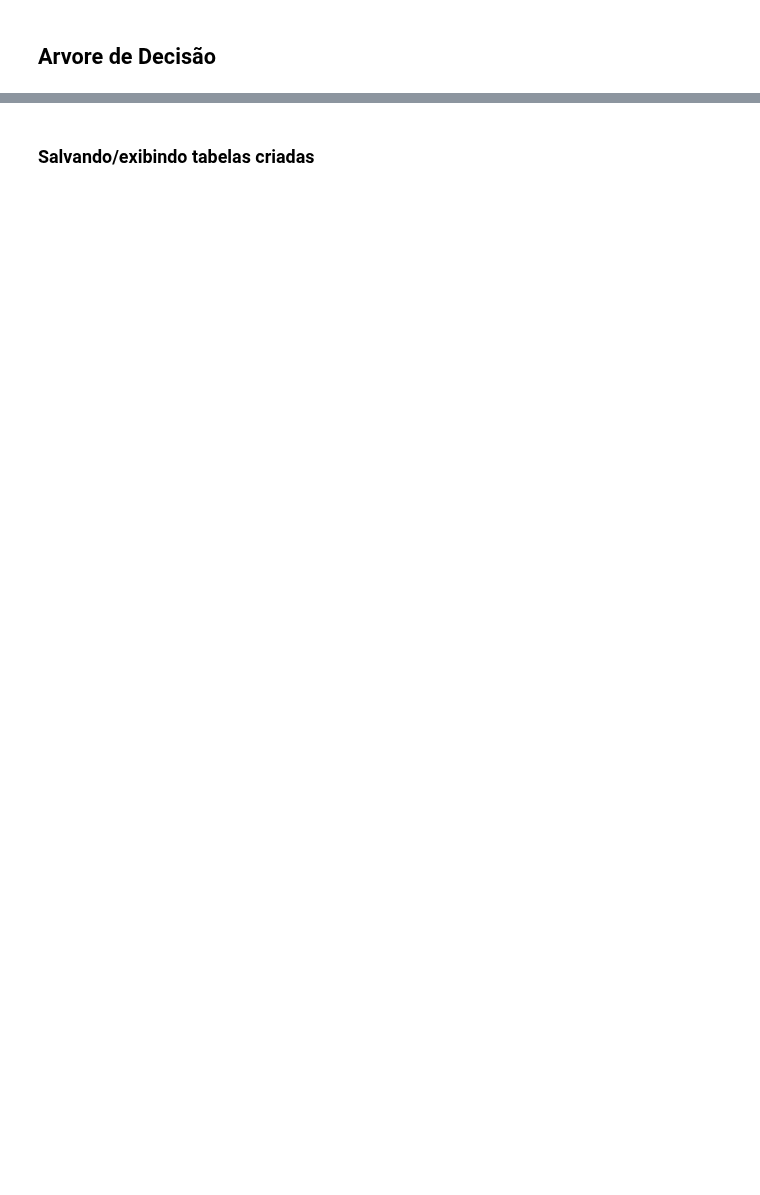
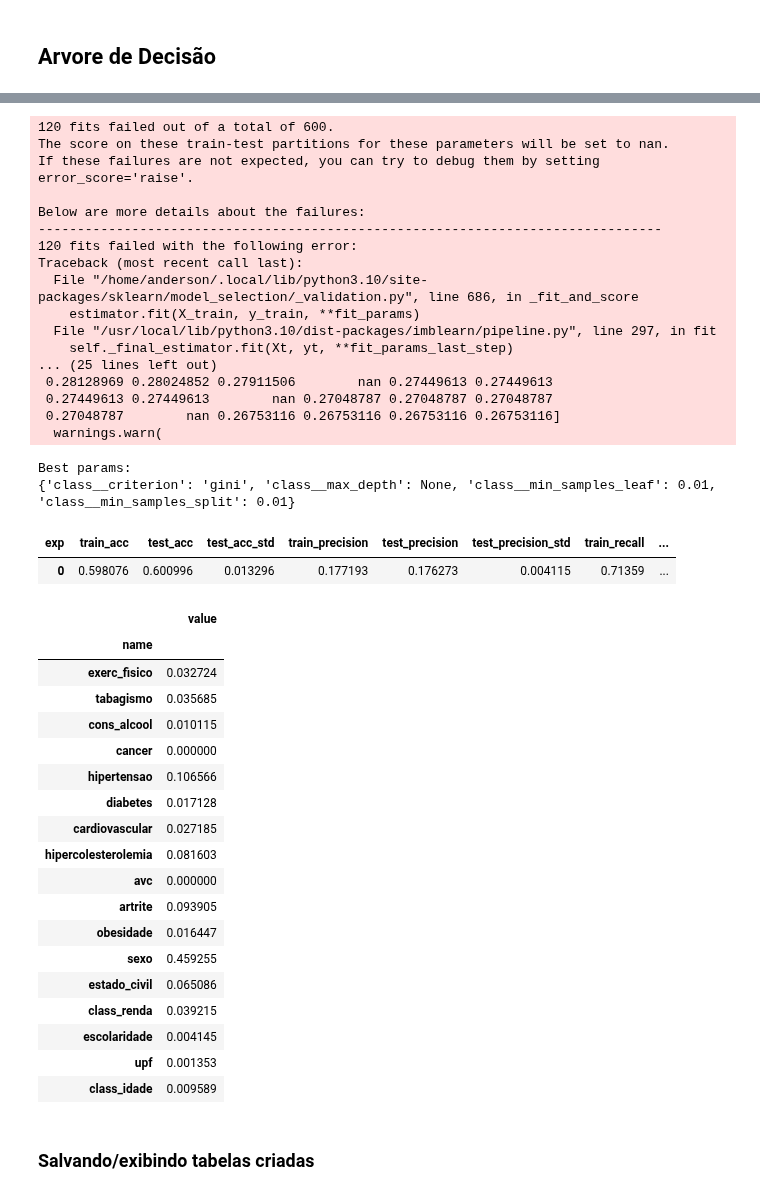
Before and after one commit to datasci4health/projects2023, a Jupyter notebook: DAGroup/notebooks/pns_depression_models.ipynb, the cells around one changed output, grey strips where cells are left out. Saved outputs shown, nothing was run; the diff lists cells and outputs as text; code cells hidden in the pictures; blank space fills up the shorter version.

```diff
--- a/DAGroup/notebooks/pns_depression_models.ipynb
+++ b/DAGroup/notebooks/pns_depression_models.ipynb
@@ -667,34 +1030,75 @@ df_total = process_df(df_train_total)
 
 X = df_total.drop('depression', axis=1)
 y = df_total['depression']
 
 param_grid = {
     'class__criterion': ['gini', 'entropy'],
     'class__max_depth': [None, 5, 10],
     'class__min_samples_split': np.arange(0, 0.05, 0.01),
     'class__min_samples_leaf': np.arange(0.01, 0.05, 0.01)
 }
 
 
 model = Pipeline([
-    ('imp', SimpleImputer(missing_values=np.nan, strategy='median')),
+    ('trans', RoundTransformer()),
     ('class', RandomForestClassifier(class_weight='balanced', random_state=43, min_samples_split=0.05, min_samples_leaf=0.01))
 ])
 
 grid_search = GridSearchCV(model, param_grid, cv=5, scoring='f1', n_jobs=-1)
 grid_search.fit(X, y)
 model_rf = grid_search.best_estimator_
 print("Best params: ")
 print(grid_search.best_params_)
 
 model_rf, df_metrics = run_model_dep_classification(model_rf, X, y)
 df_importances = create_df_importances(X.columns, model_rf.named_steps['class'].feature_importances_,  None)
 
 display(df_metrics)
 display(df_importances)
 
 df_metrics_all = append_df_metrics(df_metrics_all, df_metrics, 'rf_exp')
 df_importances_all = append_df_importances(df_importances_all, df_importances, 'rf_exp')
+# %% [output]
+120 fits failed out of a total of 600.
+The score on these train-test partitions for these parameters will be set to nan.
+If these failures are not expected, you can try to debug them by setting error_score='raise'.
+
+Below are more details about the failures:
+--------------------------------------------------------------------------------
+120 fits failed with the following error:
+Traceback (most recent call last):
+  File "/home/anderson/.local/lib/python3.10/site-packages/sklearn/model_selection/_validation.py", line 686, in _fit_and_score
+    estimator.fit(X_train, y_train, **fit_params)
+  File "/usr/local/lib/python3.10/dist-packages/imblearn/pipeline.py", line 297, in fit
+    self._final_estimator.fit(Xt, yt, **fit_params_last_step)
+... (25 lines left out)
+ 0.28128969 0.28024852 0.27911506        nan 0.27449613 0.27449613
+ 0.27449613 0.27449613        nan 0.27048787 0.27048787 0.27048787
+ 0.27048787        nan 0.26753116 0.26753116 0.26753116 0.26753116]
+  warnings.warn(
+Best params:
+{'class__criterion': 'gini', 'class__max_depth': None, 'class__min_samples_leaf': 0.01, 'class__min_samples_split': 0.01}
+| exp | train_acc | test_acc | test_acc_std | train_precision | test_precision | test_precision_std | train_recall | ... |
+| 0 | 0.598076 | 0.600996 | 0.013296 | 0.177193 | 0.176273 | 0.004115 | 0.71359 | ... |
+|  | value |
+| name |  |
+| exerc_fisico | 0.032724 |
+| tabagismo | 0.035685 |
+| cons_alcool | 0.010115 |
+| cancer | 0.000000 |
+| hipertensao | 0.106566 |
+| diabetes | 0.017128 |
+| cardiovascular | 0.027185 |
+| hipercolesterolemia | 0.081603 |
+| avc | 0.000000 |
+| artrite | 0.093905 |
+| obesidade | 0.016447 |
+| sexo | 0.459255 |
+| estado_civil | 0.065086 |
+| class_renda | 0.039215 |
+| escolaridade | 0.004145 |
+| upf | 0.001353 |
+| class_idade | 0.009589 |
 # %% [markdown]
 ### Salvando/exibindo tabelas criadas
 # %%
```
Also changed, not shown: parts of 27 cells of this notebook, 15 other files.
